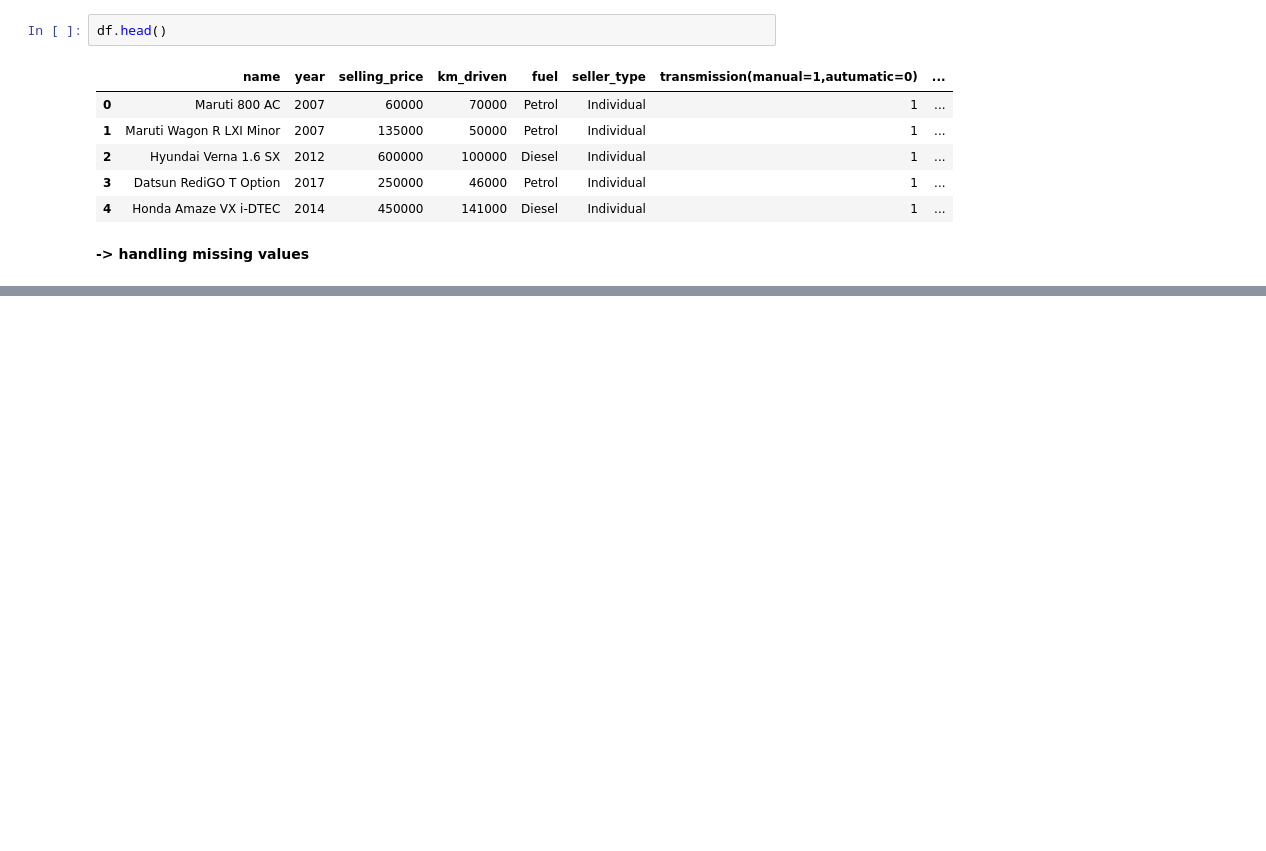
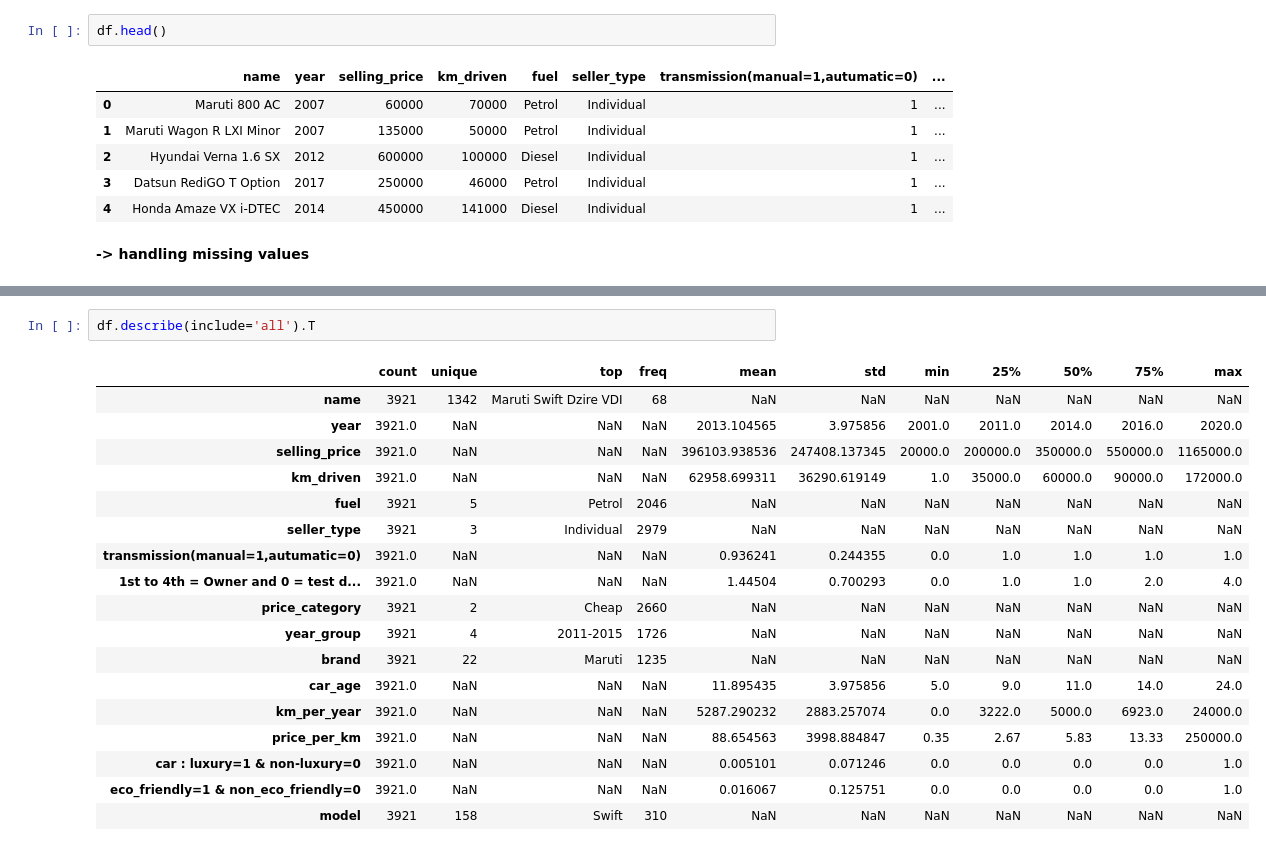
Before and after one commit to Trusha-7Span/CarDetails, a Jupyter notebook: Cardetails.ipynb, the cells around one changed output, grey strips where cells are left out. Saved outputs shown, nothing was run; the diff lists cells and outputs as text; blank space fills up the shorter version.

```diff
--- a/Cardetails.ipynb
+++ b/Cardetails.ipynb
@@ -409,0 +461,21 @@ dtype: int64
+# %%
+df.describe(include='all').T
+# %% [output]
+|  | count | unique | top | freq | mean | std | min | 25% | 50% | 75% | max |
+| name | 3921 | 1342 | Maruti Swift Dzire VDI | 68 | NaN | NaN | NaN | NaN | NaN | NaN | NaN |
+| year | 3921.0 | NaN | NaN | NaN | 2013.104565 | 3.975856 | 2001.0 | 2011.0 | 2014.0 | 2016.0 | 2020.0 |
+| selling_price | 3921.0 | NaN | NaN | NaN | 396103.938536 | 247408.137345 | 20000.0 | 200000.0 | 350000.0 | 550000.0 | 1165000.0 |
+| km_driven | 3921.0 | NaN | NaN | NaN | 62958.699311 | 36290.619149 | 1.0 | 35000.0 | 60000.0 | 90000.0 | 172000.0 |
+| fuel | 3921 | 5 | Petrol | 2046 | NaN | NaN | NaN | NaN | NaN | NaN | NaN |
+| seller_type | 3921 | 3 | Individual | 2979 | NaN | NaN | NaN | NaN | NaN | NaN | NaN |
+| transmission(manual=1,autumatic=0) | 3921.0 | NaN | NaN | NaN | 0.936241 | 0.244355 | 0.0 | 1.0 | 1.0 | 1.0 | 1.0 |
+| 1st to 4th = Owner and 0 = test d... | 3921.0 | NaN | NaN | NaN | 1.44504 | 0.700293 | 0.0 | 1.0 | 1.0 | 2.0 | 4.0 |
+| price_category | 3921 | 2 | Cheap | 2660 | NaN | NaN | NaN | NaN | NaN | NaN | NaN |
+| year_group | 3921 | 4 | 2011-2015 | 1726 | NaN | NaN | NaN | NaN | NaN | NaN | NaN |
+| brand | 3921 | 22 | Maruti | 1235 | NaN | NaN | NaN | NaN | NaN | NaN | NaN |
+| car_age | 3921.0 | NaN | NaN | NaN | 11.895435 | 3.975856 | 5.0 | 9.0 | 11.0 | 14.0 | 24.0 |
+| km_per_year | 3921.0 | NaN | NaN | NaN | 5287.290232 | 2883.257074 | 0.0 | 3222.0 | 5000.0 | 6923.0 | 24000.0 |
+| price_per_km | 3921.0 | NaN | NaN | NaN | 88.654563 | 3998.884847 | 0.35 | 2.67 | 5.83 | 13.33 | 250000.0 |
+| car : luxury=1 & non-luxury=0 | 3921.0 | NaN | NaN | NaN | 0.005101 | 0.071246 | 0.0 | 0.0 | 0.0 | 0.0 | 1.0 |
+| eco_friendly=1 & non_eco_friendly=0 | 3921.0 | NaN | NaN | NaN | 0.016067 | 0.125751 | 0.0 | 0.0 | 0.0 | 0.0 | 1.0 |
+| model | 3921 | 158 | Swift | 310 | NaN | NaN | NaN | NaN | NaN | NaN | NaN |
```
Also changed, not shown: parts of 67 cells of this notebook.
